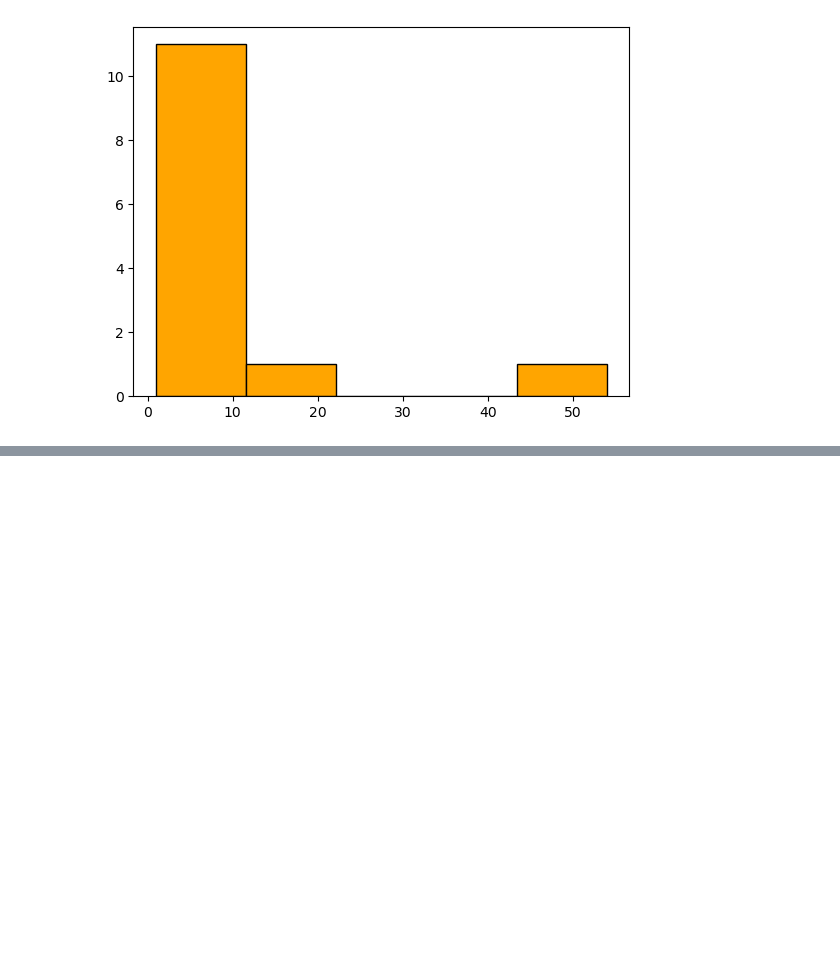
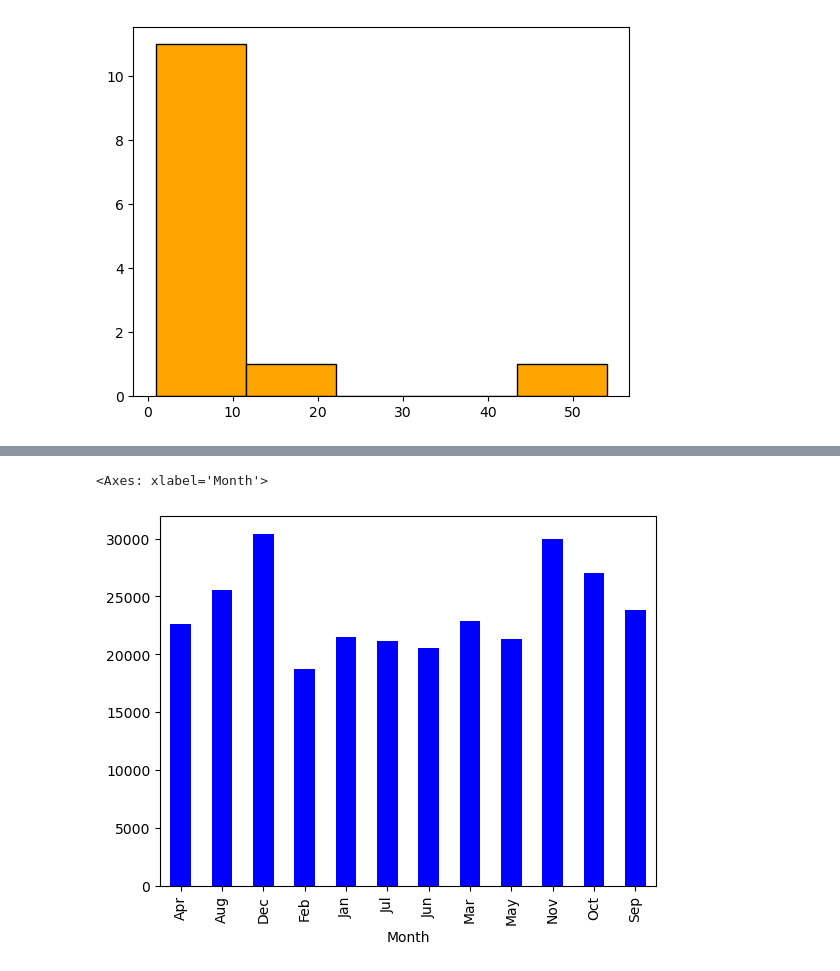
Before and after one commit to a-b-c-d-ritik/DataScience, a Jupyter notebook: 13.Data_Analysis_with_Python/data_visualizationwith_matplotlib.ipynb, the cells around one changed output, grey strips where cells are left out. Drawn from its saved outputs; the diff is of its cells as text; code cells hidden in the pictures; blank space fills up the shorter version.

```diff
--- a/13.Data_Analysis_with_Python/data_visualizationwith_matplotlib.ipynb
+++ b/13.Data_Analysis_with_Python/data_visualizationwith_matplotlib.ipynb
@@ -86,0 +127,6 @@ plt.hist(d,bins=5,color='orange',edgecolor='black')
+# %%
+#sales and Data visualization
+import pandas as pd
+
+sdata=pd.read_csv("salesdata.csv")
+print(sdata)
@@ -86,0 +151,8 @@ plt.hist(d,bins=5,color='orange',edgecolor='black')
+# %%
+sdata.info
+totalsales_data=sdata.groupby('Month')['Total Units']
+for x in totalsales_data:
+    print(x)
+
+total=totalsales_data=sdata.groupby('Month')['Total Units'].sum()
+print(total)
@@ -86,0 +177,7 @@ plt.hist(d,bins=5,color='orange',edgecolor='black')
+# %%
+#plotting bar graph
+
+total.plot(kind="bar",color='blue')
+# %% [output]
+<Axes: xlabel='Month'>
+[figure, added]
```
Also changed, not shown: parts of 6 cells of this notebook, 1 other file.
